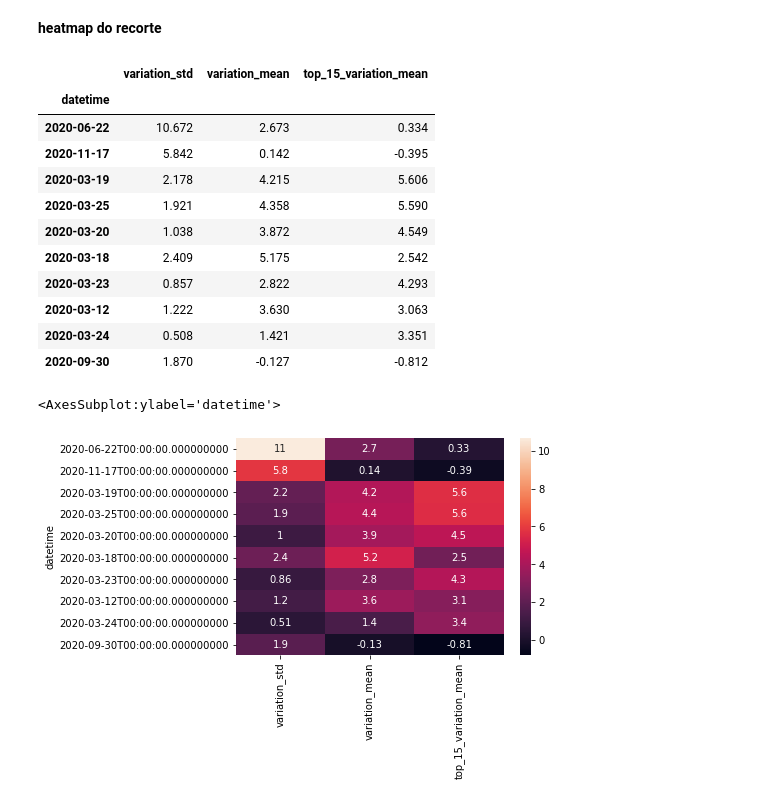
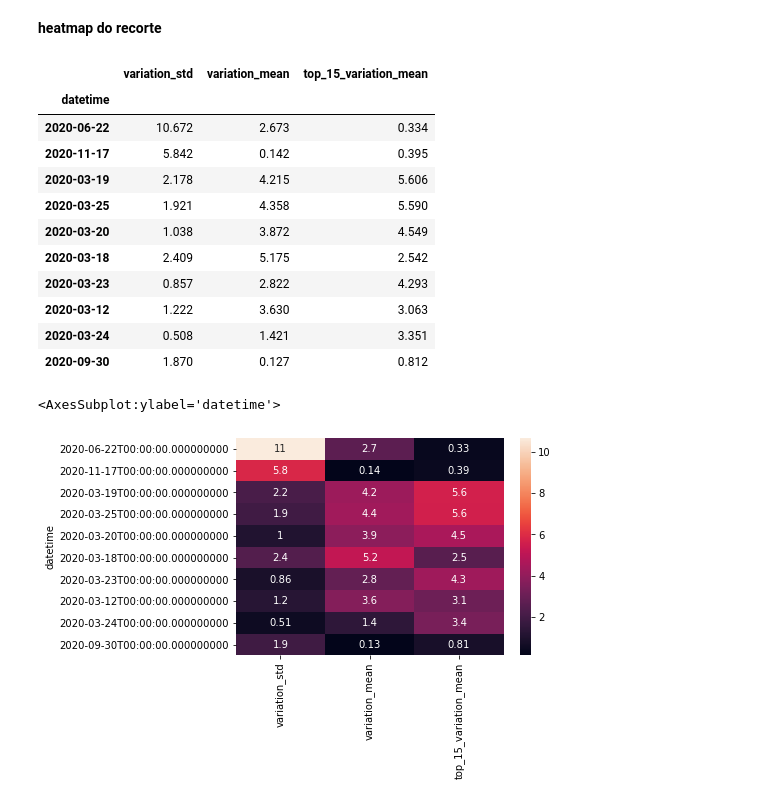
Before and after one commit to tiagoColli/tcc, a Jupyter notebook: data_exploration.ipynb, the cells around one changed output. Cells and saved outputs as stored; diff of their text form; code cells hidden in the pictures.

```diff
--- a/data_exploration.ipynb
+++ b/data_exploration.ipynb
@@ -495,14 +496,15 @@ set(df_top_10.to_list()) - set(df_top_10_short['datetime'].to_list())
 # %%
 df_top_10_zscore_short = df_2020_lof_short.sort_values(by=['LOF_score'])
 df_top_10_zscore_short = df_top_10_zscore_short.drop(columns=['LOF_score', 'LOF_predictions'])
 df_top_10_zscore_short = df_top_10_zscore_short.set_index('datetime').apply(zscore).head(10)
 
+df_top_10_zscore_short = df_top_10_zscore_short.abs()
 df_top_10_zscore_short
 # %% [output]
 |  | variation_std | variation_mean | top_15_variation_mean |
 | datetime |  |  |  |
 | 2020-06-22 | 10.672 | 2.673 | 0.334 |
-| 2020-11-17 | 5.842 | 0.142 | -0.395 |
+| 2020-11-17 | 5.842 | 0.142 | 0.395 |
 | 2020-03-19 | 2.178 | 4.215 | 5.606 |
 | 2020-03-25 | 1.921 | 4.358 | 5.590 |
 | 2020-03-20 | 1.038 | 3.872 | 4.549 |
@@ -510,9 +512,9 @@ df_top_10_zscore_short
 | 2020-03-23 | 0.857 | 2.822 | 4.293 |
 | 2020-03-12 | 1.222 | 3.630 | 3.063 |
 | 2020-03-24 | 0.508 | 1.421 | 3.351 |
-| 2020-09-30 | 1.870 | -0.127 | -0.812 |
+| 2020-09-30 | 1.870 | 0.127 | 0.812 |
 # %%
 sns.heatmap(df_top_10_zscore_short,annot=True)
 # %% [output]
 <AxesSubplot:ylabel='datetime'>
-[figure, old version]
+[figure, new version]
```
Also changed, not shown: parts of 4 cells of this notebook.
